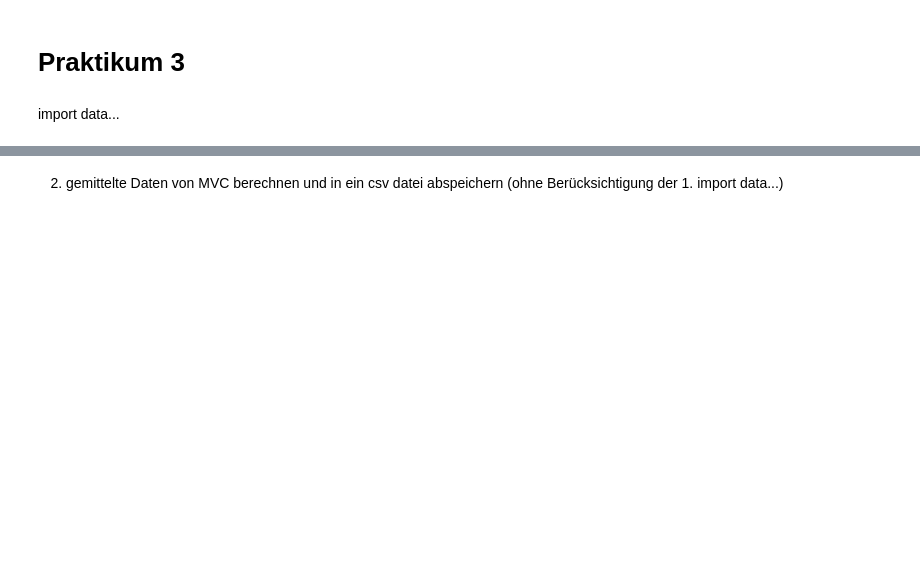
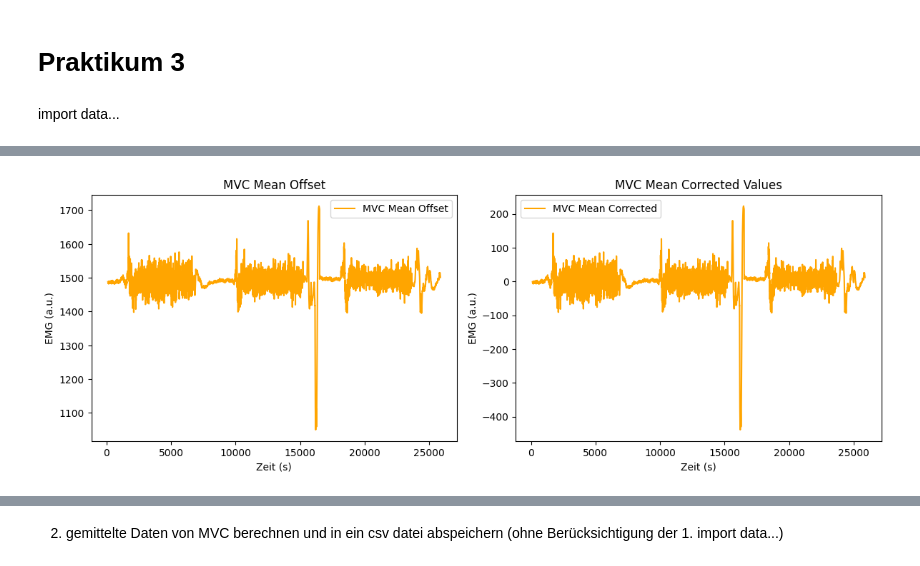
Before and after one commit to VPaulineC/Praktikum-3, a Jupyter notebook: MainCode3.ipynb, the cells around one changed output, grey strips where cells are left out. Drawn from its saved outputs; the diff is of its cells as text; code cells hidden in the pictures; blank space fills up the shorter version.

```diff
--- a/MainCode3.ipynb
+++ b/MainCode3.ipynb
@@ -138,0 +238,93 @@ plt.show()
+# %%
+from importmvcpaulineandreas import import_dataPauline
+mvcp = import_dataPauline('\t')
+# %%
+# MVC Mean Offset und Mean Corrected Values berechnen und plotten
+mvc_mean_offset = np.mean(mvcp['emg'])
+mvcp['mean_corrected'] = mvcp['emg'] - mvc_mean_offset
+
+plt.figure(figsize=(12, 8))
+plt.subplot(2, 2, 1)
+plt.plot(mvcp['t'], mvcp['emg'], label='MVC Mean Offset', color = "orange")
+plt.title('MVC Mean Offset')
+plt.xlabel('Zeit (s)')
+plt.ylabel('EMG (a.u.)')
+plt.legend()
+
+plt.subplot(2, 2, 2)
+plt.plot(mvcp['t'], mvcp['mean_corrected'], label='MVC Mean Corrected', color = "orange")
+plt.title('MVC Mean Corrected Values')
+plt.xlabel('Zeit (s)')
+plt.ylabel('EMG (a.u.)')
+plt.legend()
+
+plt.tight_layout()
+plt.show()
+
+# MVC Unfiltered und Filtered EMG plotten
+mvc_filtered_emg = butterworth_filter(mvcp['mean_corrected'], 20, 450, fs=1000)
+
+plt.figure(figsize=(12, 8))
+plt.subplot(2, 2, 1)
+plt.plot(mvcp['t'], mvcp['mean_corrected'], label='MVC Unfiltered EMG', color = "orange")
+plt.title('MVC Unfiltered EMG')
+plt.xlabel('Zeit (s)')
+plt.ylabel('EMG (a.u.)')
+plt.legend()
+
+
+plt.subplot(2, 2, 2)
+plt.plot(mvcp['t'], mvc_filtered_emg, label='MVC Filtered EMG',color = "orange")
+plt.title('MVC Filtered EMG')
+plt.xlabel('Zeit (s)')
+plt.ylabel('EMG (a.u.)')
+plt.legend()
+
+plt.tight_layout()
+plt.show()
+
+# MVC Unrectified und Rectified EMG plotten
+mvc_rectified_emg = np.abs(mvc_filtered_emg)
+mvc_envelope = lowpass_filter(mvc_rectified_emg, 3, fs=1000)
+
+plt.figure(figsize=(12, 8))
+plt.subplot(2, 2, 1)
+plt.plot(mvcp['t'], mvc_filtered_emg, label='MVC Unrectified EMG', color = "orange")
+plt.title('MVC Unrectified EMG')
+plt.xlabel('Zeit (s)')
+plt.ylabel('EMG (a.u.)')
+plt.legend()
+
+
+plt.subplot(2, 2, 2)
+plt.plot(mvcp['t'], mvc_rectified_emg, label='MVC Rectified EMG', color = "orange")
+plt.title('MVC Rectified EMG')
+plt.xlabel('Zeit (s)')
+plt.ylabel('EMG (a.u.)')
+plt.legend()
+
+plt.tight_layout()
+plt.show()
+
+plt.figure(figsize=(12, 8))
+plt.subplot(2, 2, 1)
+plt.plot(mvcp['t'], mvc_rectified_emg, label='MVC Rectified EMG', color = "orange")
+plt.title('MVC Rectified EMG')
+plt.xlabel('Zeit (s)')
+plt.ylabel('EMG (a.u.)')
+plt.legend()
+
+plt.subplot(2, 2, 2)
+plt.plot(mvcp['t'], mvc_envelope, label='MVC Envelope (3 Hz Lowpass)', color = "orange")
+plt.title('MVC Envelope (3 Hz Lowpass)')
+plt.xlabel('Zeit (s)')
+plt.ylabel('EMG (a.u.)')
+plt.legend()
+plt.show()
+
+plt.tight_layout()
+plt.show()
+
+#teste 2
+# %% [output]
+[figure, added]
```
Also changed, not shown: parts of 7 cells of this notebook.
